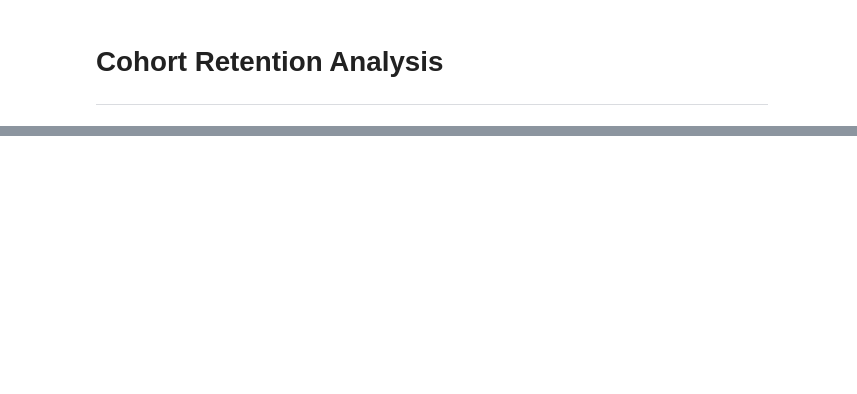
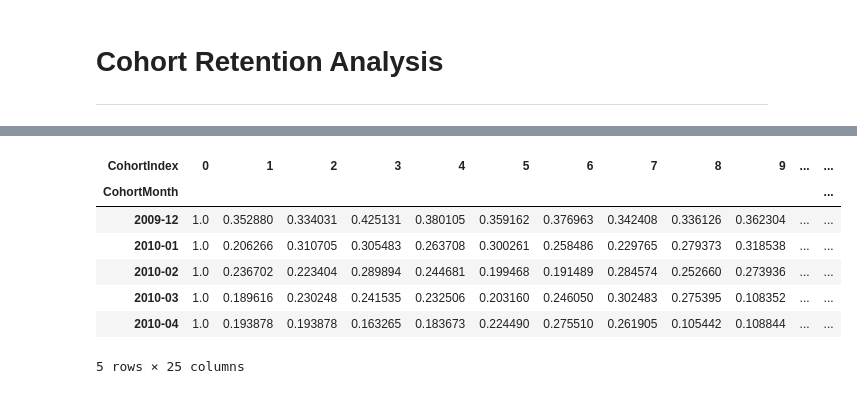
Before and after one commit to garv999/ecommerce-product-analytics, a Jupyter notebook: notebooks/03__cohort_analysis.ipynb, the cells around one changed output, grey strips where cells are left out. Drawn from its saved outputs; the diff is of its cells as text; code cells hidden in the pictures; blank space fills up the shorter version.

```diff
--- a/notebooks/03__cohort_analysis.ipynb
+++ b/notebooks/03__cohort_analysis.ipynb
@@ -20,0 +78,15 @@ df_clean.head()
+# %%
+cohort_sizes = cohort_counts.iloc[:, 0]
+
+retention = cohort_counts.divide(cohort_sizes, axis=0)
+
+retention.head()
+# %% [output]
+| CohortIndex | 0 | 1 | 2 | 3 | 4 | 5 | 6 | 7 | 8 | 9 | ... | ... |
+| CohortMonth |  |  |  |  |  |  |  |  |  |  |  | ... |
+| 2009-12 | 1.0 | 0.352880 | 0.334031 | 0.425131 | 0.380105 | 0.359162 | 0.376963 | 0.342408 | 0.336126 | 0.362304 | ... | ... |
+| 2010-01 | 1.0 | 0.206266 | 0.310705 | 0.305483 | 0.263708 | 0.300261 | 0.258486 | 0.229765 | 0.279373 | 0.318538 | ... | ... |
+| 2010-02 | 1.0 | 0.236702 | 0.223404 | 0.289894 | 0.244681 | 0.199468 | 0.191489 | 0.284574 | 0.252660 | 0.273936 | ... | ... |
+| 2010-03 | 1.0 | 0.189616 | 0.230248 | 0.241535 | 0.232506 | 0.203160 | 0.246050 | 0.302483 | 0.275395 | 0.108352 | ... | ... |
+| 2010-04 | 1.0 | 0.193878 | 0.193878 | 0.163265 | 0.183673 | 0.224490 | 0.275510 | 0.261905 | 0.105442 | 0.108844 | ... | ... |
+5 rows × 25 columns
```
Also changed, not shown: parts of 4 cells of this notebook.
